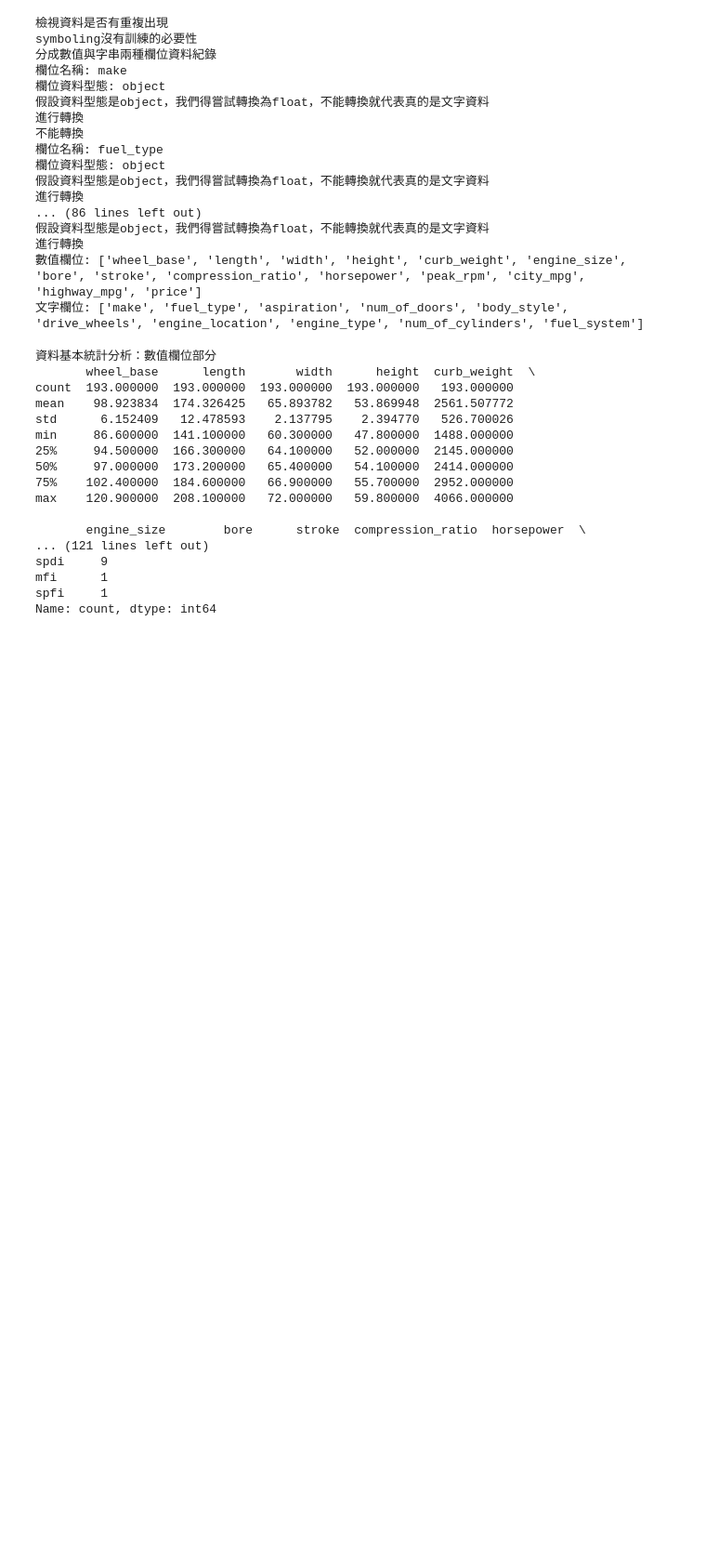
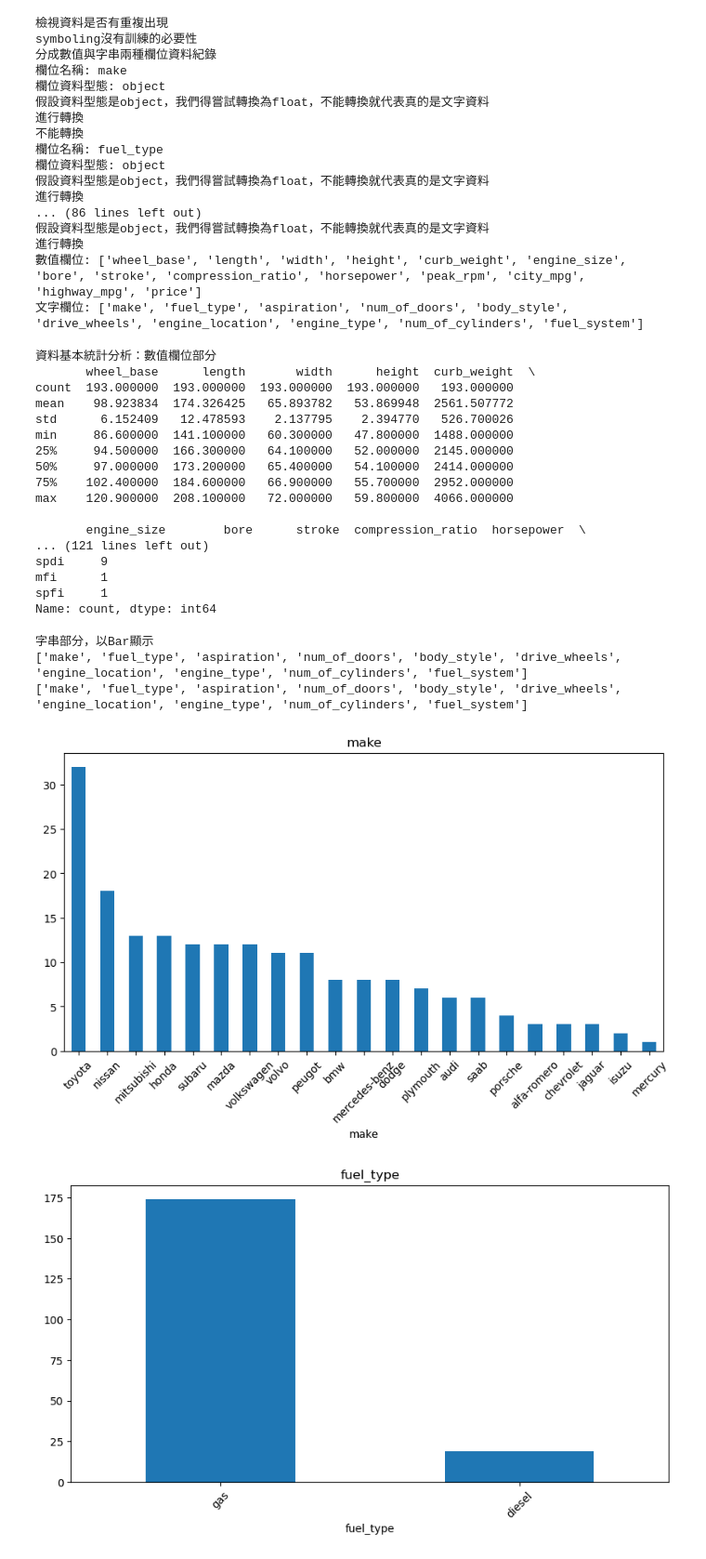
Before and after one commit to a0916065882/James, a Jupyter notebook: lesson24/lesson24_1.ipynb, the cells around one changed output. Shown at 93% size. Cells and saved outputs as stored; diff of their text form; code cells hidden in the pictures; blank space fills up the shorter version.

```diff
--- a/lesson24/lesson24_1.ipynb
+++ b/lesson24/lesson24_1.ipynb
@@ -181,19 +165,0 @@ print(set1)
-# %%
-#串列list的特性
-list1=[3,1,2,3,4,'a','A',5.5,4.2]
-print(list1)
-print('list1欄位數量:',len(list1))
-list2=list1.copy() #複製產生list2
-add_list=[199,299,399,0.5,0.2,'價格','打折']
-list2.append(add_list) #將add_list當成一個欄位加入list2
-print(list2)
-print('list2欄位數量:',len(list2))
-list3=list1.copy() #複製產生list3
-add_list=[199,299,399,0.5,0.2,'價格','打折']
-list3.extend(add_list) #將add_list的每個欄位加入list3
-print(list3)
-print('list3欄位數量:',len(list3))
-list4=list1.copy() #複製產生list4
-list4.insert(3,add_list) #將add_list當成一個欄位插入list4的第3個位置
-print(list4)
-print('list4欄位數量:',len(list4))
@@ -355,3 +325,21 @@ spdi     9
 mfi      1
 spfi     1
 Name: count, dtype: int64
+# %%
+print('字串部分，以Bar顯示')
+import matplotlib.pyplot as plt
+print(list4)
+for cols in list4:
+  auto_price[cols].value_counts().plot(
+      kind='bar',
+      figsize=(10,5),
+      title=cols,rot=45
+  )
+  plt.savefig('bar_'+cols+'.png')
+  plt.show()
+# %% [output]
+字串部分，以Bar顯示
+['make', 'fuel_type', 'aspiration', 'num_of_doors', 'body_style', 'drive_wheels', 'engine_location', 'engine_type', 'num_of_cylinders', 'fuel_system']
+['make', 'fuel_type', 'aspiration', 'num_of_doors', 'body_style', 'drive_wheels', 'engine_location', 'engine_type', 'num_of_cylinders', 'fuel_system']
+[figure, added]
+[figure, added]
```
Also changed, not shown: parts of 17 cells of this notebook, 57 other files.
